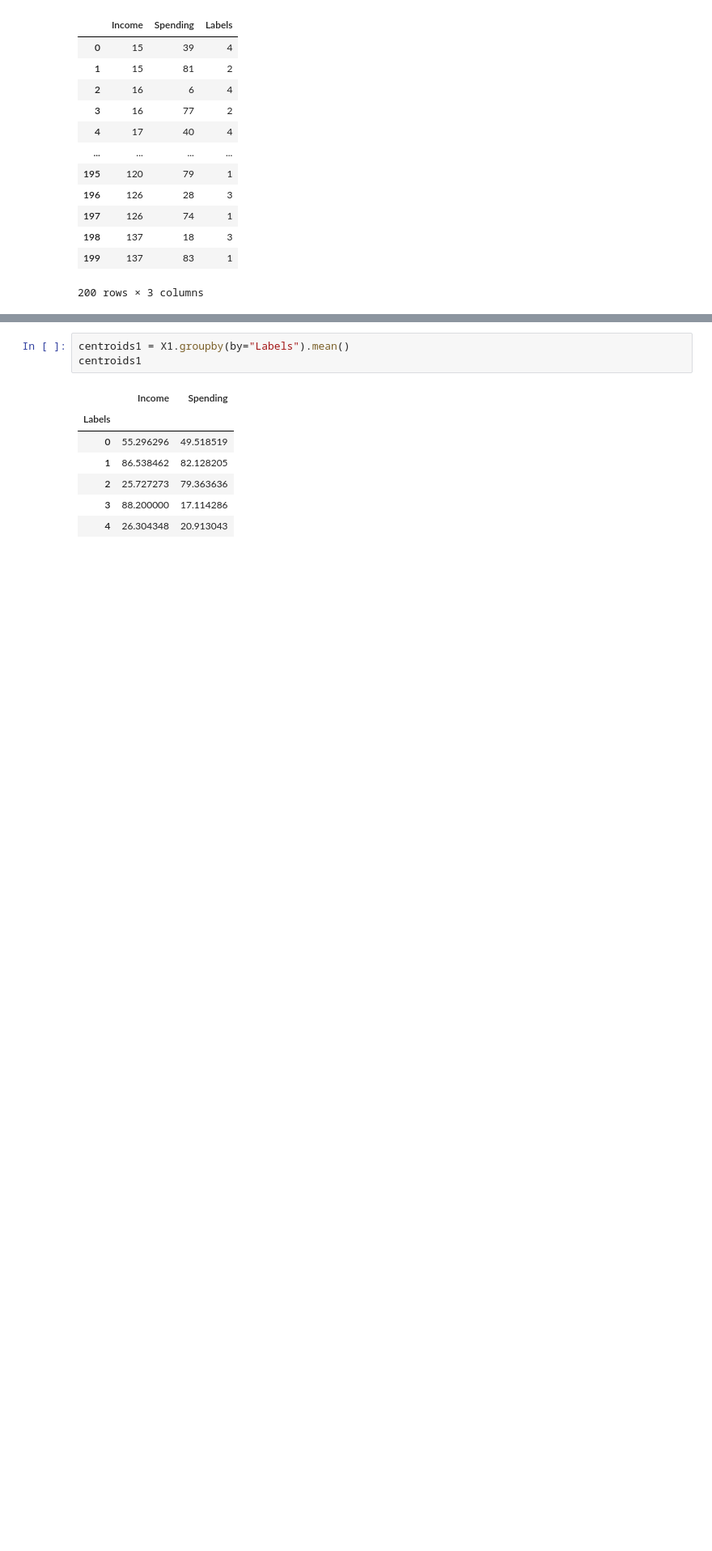
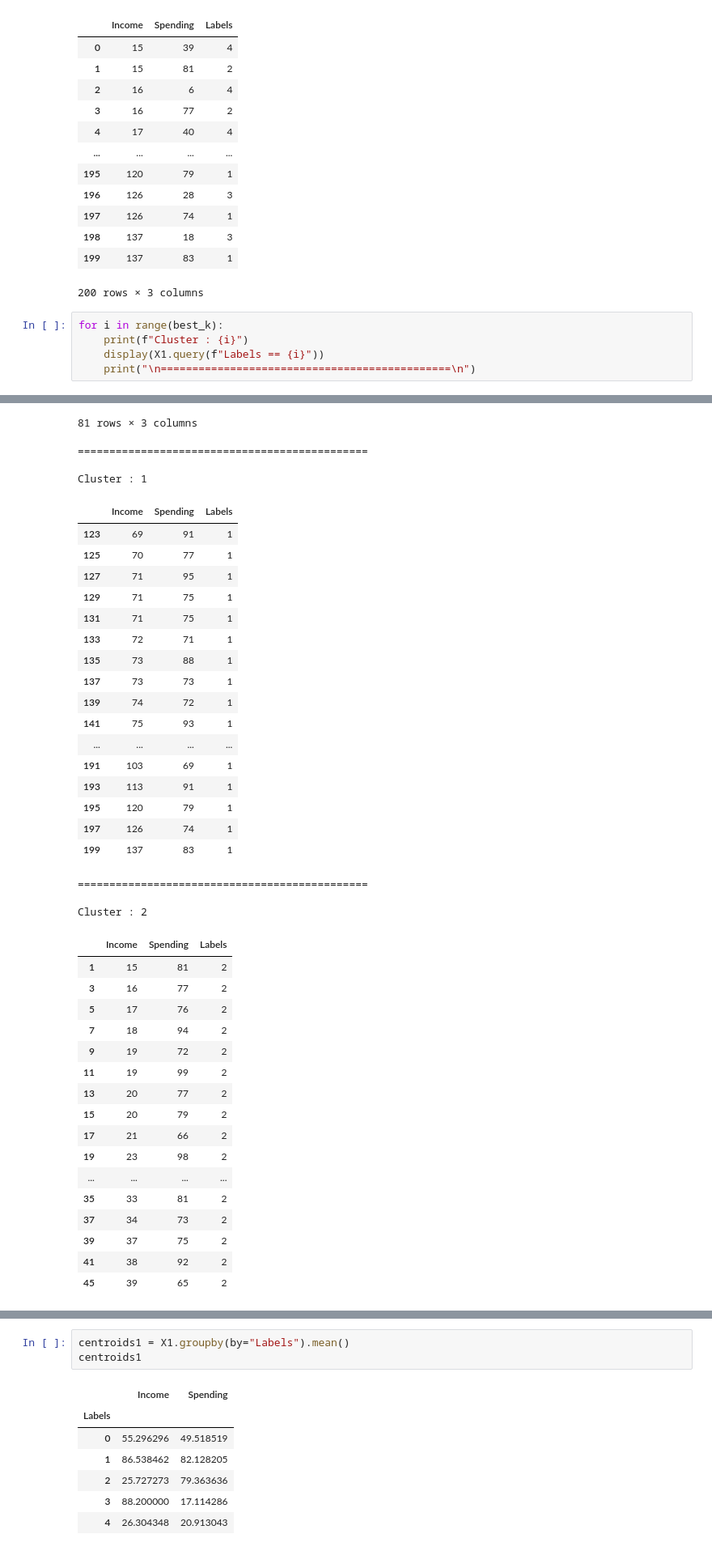
Before and after one commit to sirishti746/Machine_Learning, a Jupyter notebook: 12 Clustering/clustering.ipynb, the cells around one changed output, grey strips where cells are left out. Shown at 81% size. Cells and saved outputs as stored; diff of their text form; blank space fills up the shorter version.

```diff
--- a/12 Clustering/clustering.ipynb
+++ b/12 Clustering/clustering.ipynb
@@ -239,3 +237,9 @@ X1
 | 198 | 137 | 18 | 3 |
 | 199 | 137 | 83 | 1 |
 200 rows × 3 columns
+# %%
+for i in range(best_k):
+    print(f"Cluster : {i}")
+    display(X1.query(f"Labels == {i}"))
+    print("\n==============================================\n")
+# %% [output]
@@ -241,0 +259,41 @@ X1
+81 rows × 3 columns
+==============================================
+
+Cluster : 1
+|  | Income | Spending | Labels |
+| 123 | 69 | 91 | 1 |
+| 125 | 70 | 77 | 1 |
+| 127 | 71 | 95 | 1 |
+| 129 | 71 | 75 | 1 |
+| 131 | 71 | 75 | 1 |
+| 133 | 72 | 71 | 1 |
+| 135 | 73 | 88 | 1 |
+| 137 | 73 | 73 | 1 |
+| 139 | 74 | 72 | 1 |
+| 141 | 75 | 93 | 1 |
+| ... | ... | ... | ... |
+| 191 | 103 | 69 | 1 |
+| 193 | 113 | 91 | 1 |
+| 195 | 120 | 79 | 1 |
+| 197 | 126 | 74 | 1 |
+| 199 | 137 | 83 | 1 |
+==============================================
+
+Cluster : 2
+|  | Income | Spending | Labels |
+| 1 | 15 | 81 | 2 |
+| 3 | 16 | 77 | 2 |
+| 5 | 17 | 76 | 2 |
+| 7 | 18 | 94 | 2 |
+| 9 | 19 | 72 | 2 |
+| 11 | 19 | 99 | 2 |
+| 13 | 20 | 77 | 2 |
+| 15 | 20 | 79 | 2 |
+| 17 | 21 | 66 | 2 |
+| 19 | 23 | 98 | 2 |
+| ... | ... | ... | ... |
+| 35 | 33 | 81 | 2 |
+| 37 | 34 | 73 | 2 |
+| 39 | 37 | 75 | 2 |
+| 41 | 38 | 92 | 2 |
+| 45 | 39 | 65 | 2 |
```
Also changed, not shown: parts of 3 cells of this notebook.
